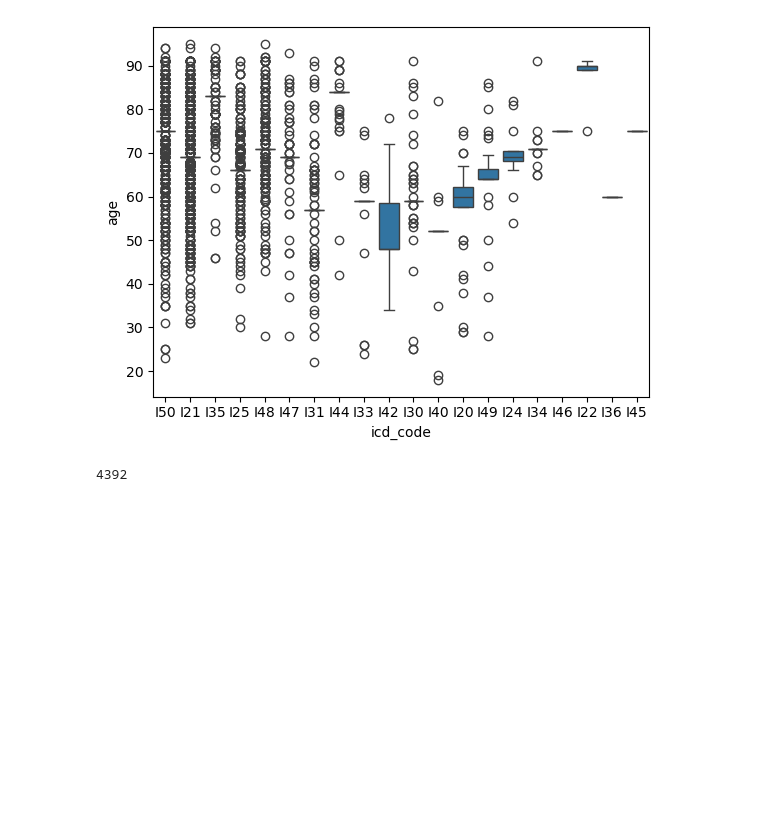
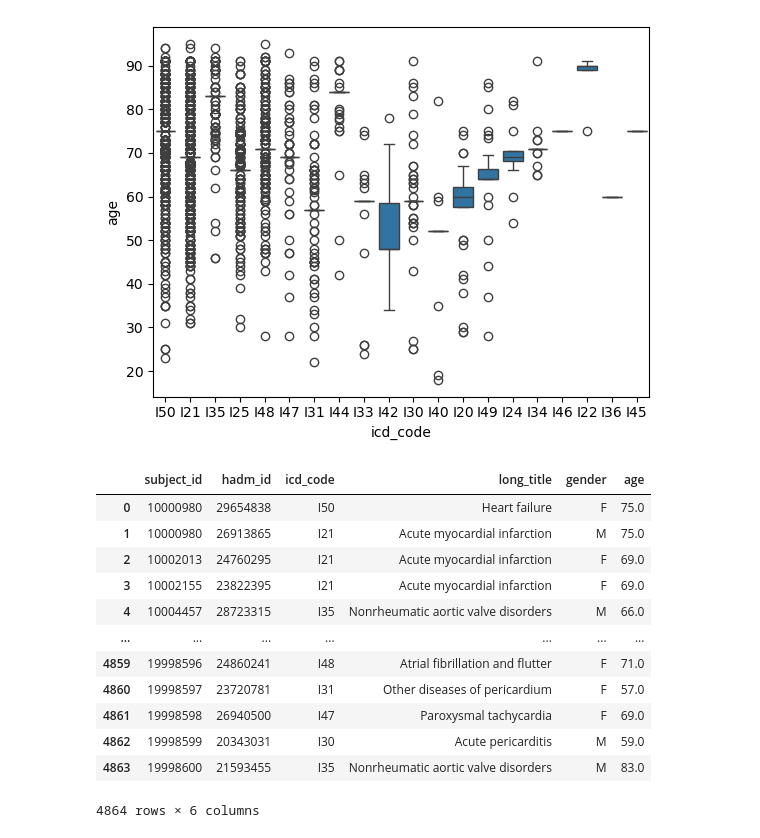
Before and after one commit to TommyTokk/DA4DH, a Jupyter notebook: notebooks/DataPreparation/data_preparation_hd.ipynb, the cells around one changed output. Saved outputs shown, nothing was run; the diff lists cells and outputs as text; code cells hidden in the pictures; blank space fills up the shorter version.

```diff
--- a/notebooks/DataPreparation/data_preparation_hd.ipynb
+++ b/notebooks/DataPreparation/data_preparation_hd.ipynb
@@ -398,3 +398,28 @@ gender
 M    2435
 F    1566
 Name: count, dtype: int64
+# %%
+# Fill missing gender using other admissions of the same subject
+multi_admission_subjects = (
+    heart_diagnoses_df.groupby('subject_id')['hadm_id'].nunique().gt(1)
+)
+
+gender_lookup = (
+    heart_diagnoses_df[heart_diagnoses_df['gender'].notna()]
+    .sort_values('hadm_id')
+    .drop_duplicates('subject_id', keep='first')
+    .set_index('subject_id')['gender']
+)
+
+mask_missing_gender = heart_diagnoses_df['gender'].isna()
+mask_multi_with_gender = (
+    multi_admission_subjects.reindex(heart_diagnoses_df['subject_id']).fillna(False).values &
+    heart_diagnoses_df['subject_id'].isin(gender_lookup.index)
+)
+
+heart_diagnoses_df.loc[mask_missing_gender & mask_multi_with_gender, 'gender'] = (
+    heart_diagnoses_df.loc[mask_missing_gender & mask_multi_with_gender, 'subject_id']
+    .map(gender_lookup)
+)
+
+print(f"✓ Missing values in gender (multi admission): {heart_diagnoses_df['gender'].isna().sum()}")
@@ -502,7 +529,21 @@ sns.boxplot(data=heart_diagnoses_df,x="icd_code",y="age")
 <Axes: xlabel='icd_code', ylabel='age'>
 [figure]
 # %%
-print(heart_diagnoses_df['subject_id'].nunique())
+
 heart_diagnoses_df.to_csv("../../data/processed/hd.csv", index=False)
-# %% [output]
-4392
+# %%
+heart_diagnoses_df
+# %% [output]
+|  | subject_id | hadm_id | icd_code | long_title | gender | age |
+| 0 | 10000980 | 29654838 | I50 | Heart failure | F | 75.0 |
+| 1 | 10000980 | 26913865 | I21 | Acute myocardial infarction | M | 75.0 |
+| 2 | 10002013 | 24760295 | I21 | Acute myocardial infarction | F | 69.0 |
+| 3 | 10002155 | 23822395 | I21 | Acute myocardial infarction | F | 69.0 |
+| 4 | 10004457 | 28723315 | I35 | Nonrheumatic aortic valve disorders | M | 66.0 |
+| ... | ... | ... | ... | ... | ... | ... |
+| 4859 | 19998596 | 24860241 | I48 | Atrial fibrillation and flutter | F | 71.0 |
+| 4860 | 19998597 | 23720781 | I31 | Other diseases of pericardium | F | 57.0 |
+| 4861 | 19998598 | 26940500 | I47 | Paroxysmal tachycardia | F | 69.0 |
+| 4862 | 19998599 | 20343031 | I30 | Acute pericarditis | M | 59.0 |
+| 4863 | 19998600 | 21593455 | I35 | Nonrheumatic aortic valve disorders | M | 83.0 |
+4864 rows × 6 columns
```
Also changed, not shown: parts of 2 cells of this notebook, 7 other files.
